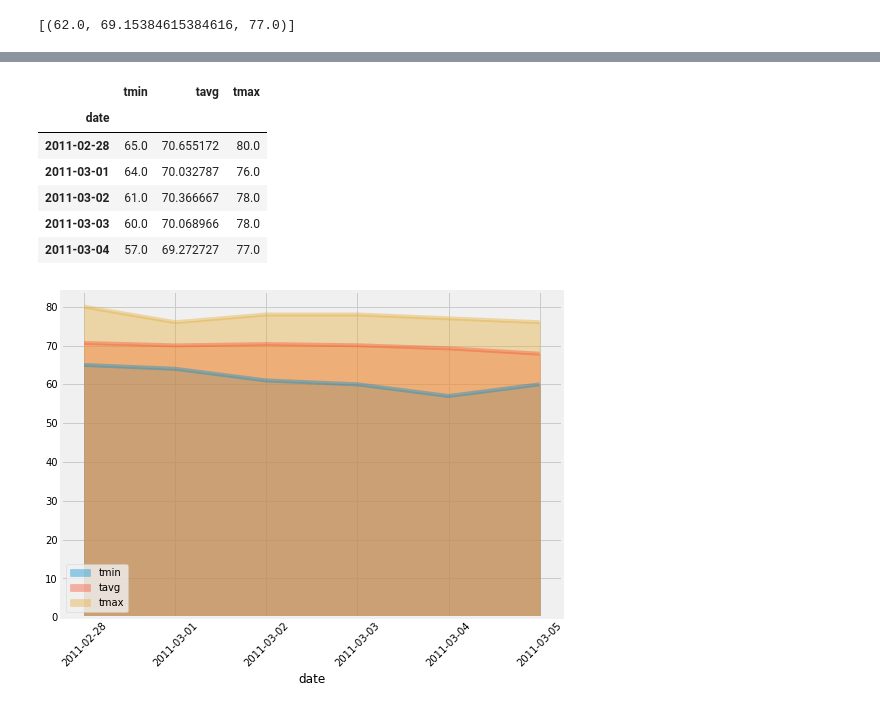
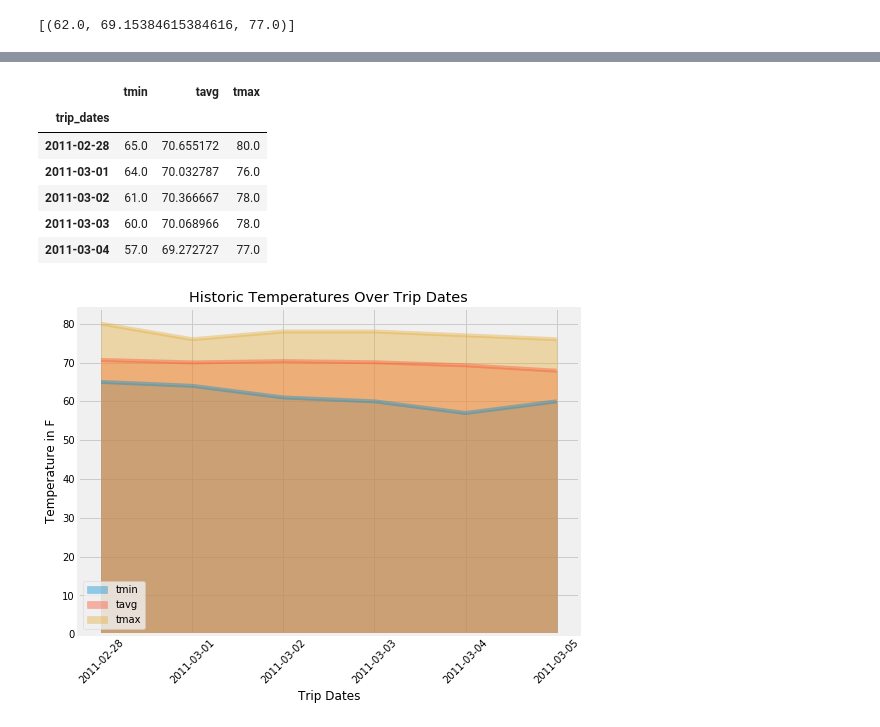
Before and after one commit to Survifit/bootcamprepo, a Jupyter notebook: Homework10/Howard_Hwk10_climate.ipynb, the cells around one changed output, grey strips where cells are left out. Drawn from its saved outputs; the diff is of its cells as text; code cells hidden in the pictures.

```diff
--- a/Homework10/Howard_Hwk10_climate.ipynb
+++ b/Homework10/Howard_Hwk10_climate.ipynb
@@ -249,12 +233,12 @@ print(normals)
 tripNormals_df = pd.DataFrame({'tmin':[row[0] for row in normals],
                               'tavg':[row[1] for row in normals],
                               'tmax':[row[2] for row in normals],
-                              'date':dateList})
-tripNormals_df = tripNormals_df.set_index('date', inplace=False)
+                              'trip_dates':dateList})
+tripNormals_df = tripNormals_df.set_index('trip_dates', inplace=False)
 tripNormals_df.head()
 # %% [output]
 |  | tmin | tavg | tmax |
-| date |  |  |  |
+| trip_dates |  |  |  |
 | 2011-02-28 | 65.0 | 70.655172 | 80.0 |
 | 2011-03-01 | 64.0 | 70.032787 | 76.0 |
 | 2011-03-02 | 61.0 | 70.366667 | 78.0 |
@@ -263,7 +247,10 @@ tripNormals_df.head()
 # %%
 # Plot the daily normals as an area plot with `stacked=False`
 ax = tripNormals_df.plot(kind='area', stacked=False, figsize=(8,6), alpha=0.4)
 plt.xticks(range(len(tripNormals_df.index)),tripNormals_df.index, rotation=45)
+plt.title('Historic Temperatures Over Trip Dates')
+plt.ylabel('Temperature in F')
+plt.xlabel('Trip Dates')
 plt.show()
 # %% [output]
-[figure, old version]
+[figure, new version]
```
Also changed, not shown: parts of 8 cells of this notebook, 9 other files.
